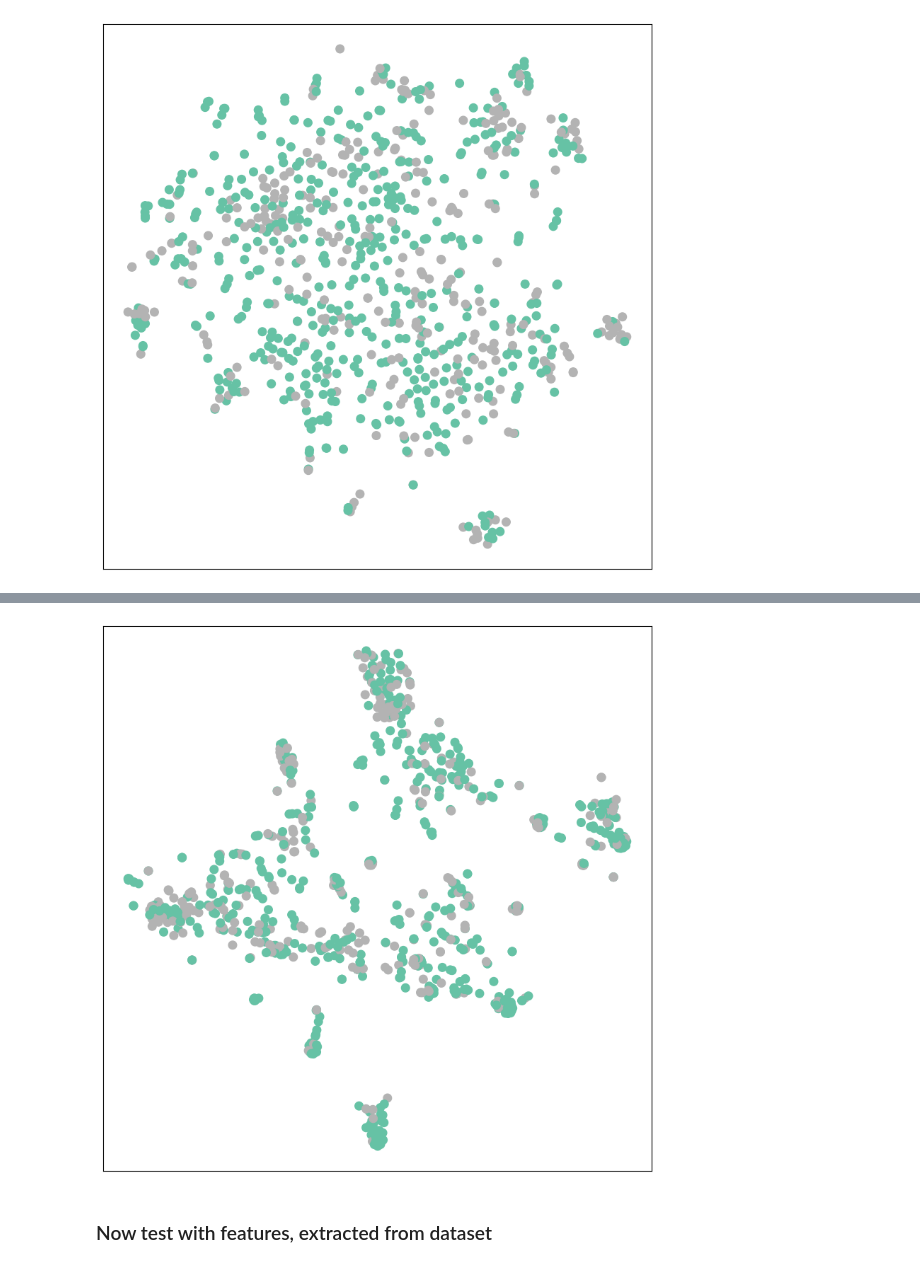
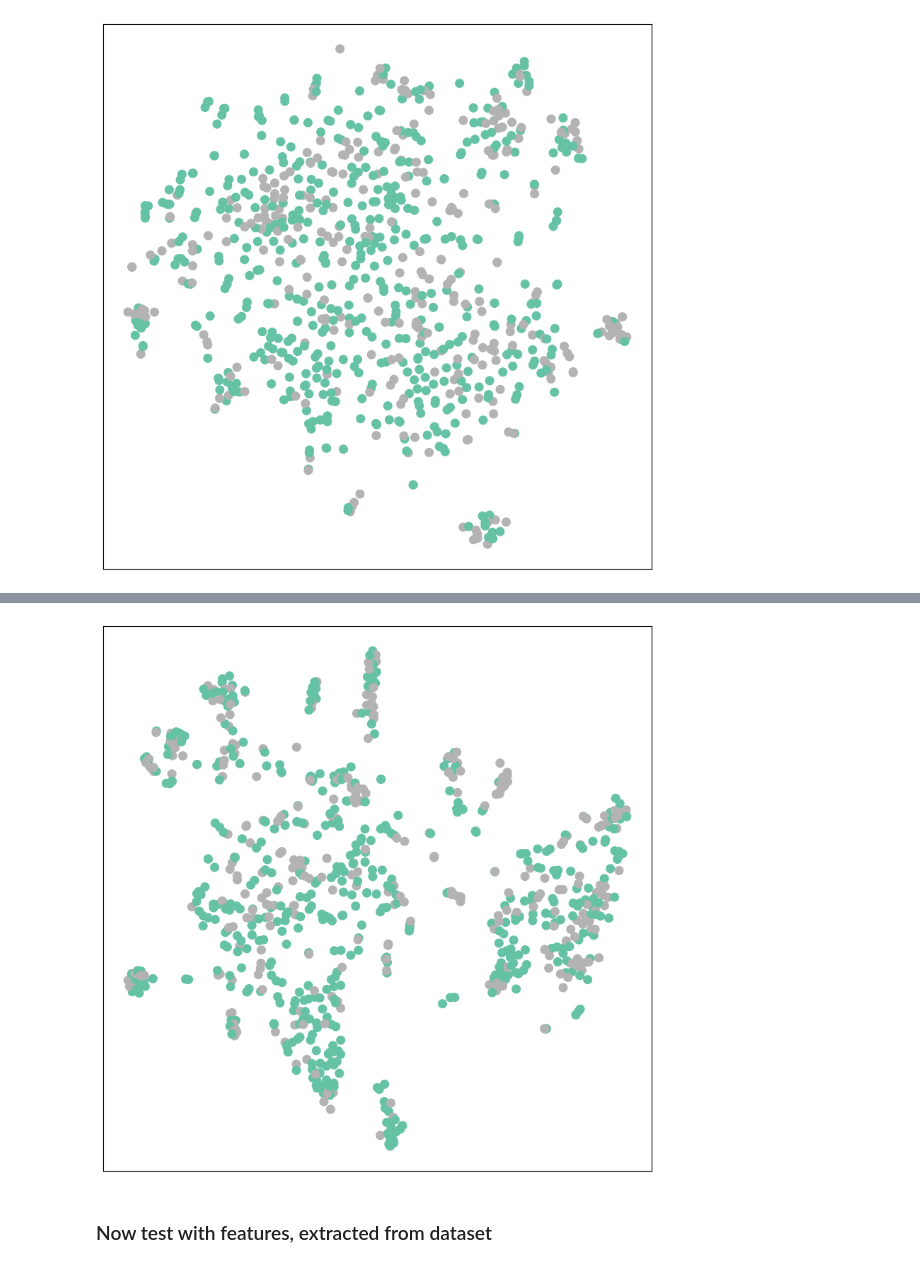
Before and after one commit to linearbaby/SNA_2024_project, a Jupyter notebook: Code/CP3.ipynb, the cells around one changed output, grey strips where cells are left out. Drawn from its saved outputs; the diff is of its cells as text; code cells hidden in the pictures.

```diff
--- a/Code/CP3.ipynb
+++ b/Code/CP3.ipynb
@@ -103,16 +203,21 @@ class GCN(torch.nn.Module):
 class GAT_model(torch.nn.Module):
     def __init__(self, in_channels, hidden_channels, out_channels):
         super(GAT_model, self).__init__()
-        self.gat = GAT(in_channels, hidden_channels, 3, out_channels=out_channels)
+        self.proj = torch.nn.Sequential(
+            torch.nn.Linear(in_channels, hidden_channels),
+            torch.nn.ReLU(),
+        )
+        self.gat = GAT(hidden_channels, hidden_channels, 3, out_channels=out_channels)
 
     def forward(self, data):
         x, edge_index = data.x, data.edge_index
+        x = self.proj(x)
         return F.log_softmax(self.gat(x, edge_index), dim=1)
 # %% [markdown]
 ## Test with random feature vectors for nodes
 # %%
 # Prepare the data
-features, edge_index, labels = load_facebook_data()
+features, edge_index, labels, features_names = load_facebook_data()
 # features can be random
 random_features = torch.randn(labels.shape[0], 32)  # 16-dim node features
 
@@ -153,17 +260,25 @@ visualize(data.x[data.test_mask], color)
 # %%
 # Initialize the model, optimizer, and loss function
-model = GCN(in_channels=32, hidden_channels=64, out_channels=2)
+model = GCN(in_channels=32, hidden_channels=64, out_channels=2).to(device)
 optimizer = torch.optim.Adam(model.parameters(), lr=0.01, weight_decay=5e-4)
+data.to(device)
 
 # Training loop
 def train():
     model.train()
     optimizer.zero_grad()
     out = model(data)
+    with torch.no_grad():
+        logits = out
+        test_mask = data.train_mask
+        pred = logits[test_mask].max(1)[1]
+        acc = pred.eq(data.y[test_mask]).sum().item() / test_mask.sum().item()
+        roc_auc = roc_auc_score(data.y[test_mask].cpu().numpy(), F.softmax(logits[test_mask], dim=1)[:, 1].cpu().numpy())
+
     loss = F.nll_loss(out[data.train_mask], data.y[data.train_mask])
     loss.backward()
     optimizer.step()
-    return loss.item()
+    return loss.item(), roc_auc
 
 def test():
     model.eval()
@@ -172,14 +287,21 @@ def test():
         test_mask = data.test_mask
         pred = logits[test_mask].max(1)[1]
         acc = pred.eq(data.y[test_mask]).sum().item() / test_mask.sum().item()
-    return acc
+        roc_auc = roc_auc_score(data.y[test_mask].cpu().numpy(), F.softmax(logits[test_mask], dim=1)[:, 1].cpu().numpy())
+    return acc, roc_auc
 
 # Train the model
+best_roc_auc = -1
+best_accuracy = -1
 for epoch in range(100):
-    loss = train()
-    acc = test()
+    loss, roc_auc_train = train()
+    acc, roc_auc = test()
+    best_roc_auc = max(roc_auc, best_roc_auc)
+    best_accuracy = max(acc, best_accuracy)
     if epoch % 10 == 0:
-        print(f'Epoch {epoch}, Loss: {loss:.4f}, Test Accuracy: {acc:.4f}')
+        print(f'Epoch {epoch}, Loss: {loss:.4f}, Test RocAuc: {roc_auc:.4f}, Train RocAuc: {roc_auc_train:.4f}')
 
-print('Final Test Accuracy:', acc)
+results_df["GCN+random features"] = {"accuracy": best_accuracy, "roc auc score": best_roc_auc}
+print('Final Test RocAUC:', roc_auc)
+print('Best Test RocAUC:', best_roc_auc)
 # %% [output]
@@ -197,6 +320,7 @@ Final Test Accuracy: 0.6274752475247525
 # %%
 color = labels[data.test_mask]
-embs = model.conv1(data.x, data.edge_index)[data.test_mask]
+x = model.proj(data.x)
+embs = model.conv1(x, data.edge_index)[data.test_mask]
 visualize(embs, color)
 # %% [output]
 [figure]
@@ -256,14 +389,15 @@ Final Test Accuracy: 0.5903465346534653
 # %%
 color = labels[data.test_mask.cpu()]
 x, edge_index = data.x, data.edge_index
+x = model.proj(x)
 for idx, module in enumerate(model.gat.children()):
     if idx == 2:
         embs = module[0](x, edge_index)
         embs = module[1](embs, edge_index)
         break
 embs = embs[data.test_mask]
 visualize(embs, color)
 # %% [output]
-[figure, old version]
+[figure, new version]
 # %% [markdown]
 ### Now test with features, extracted from dataset
```
Also changed, not shown: parts of 34 cells of this notebook, 1 other file.
